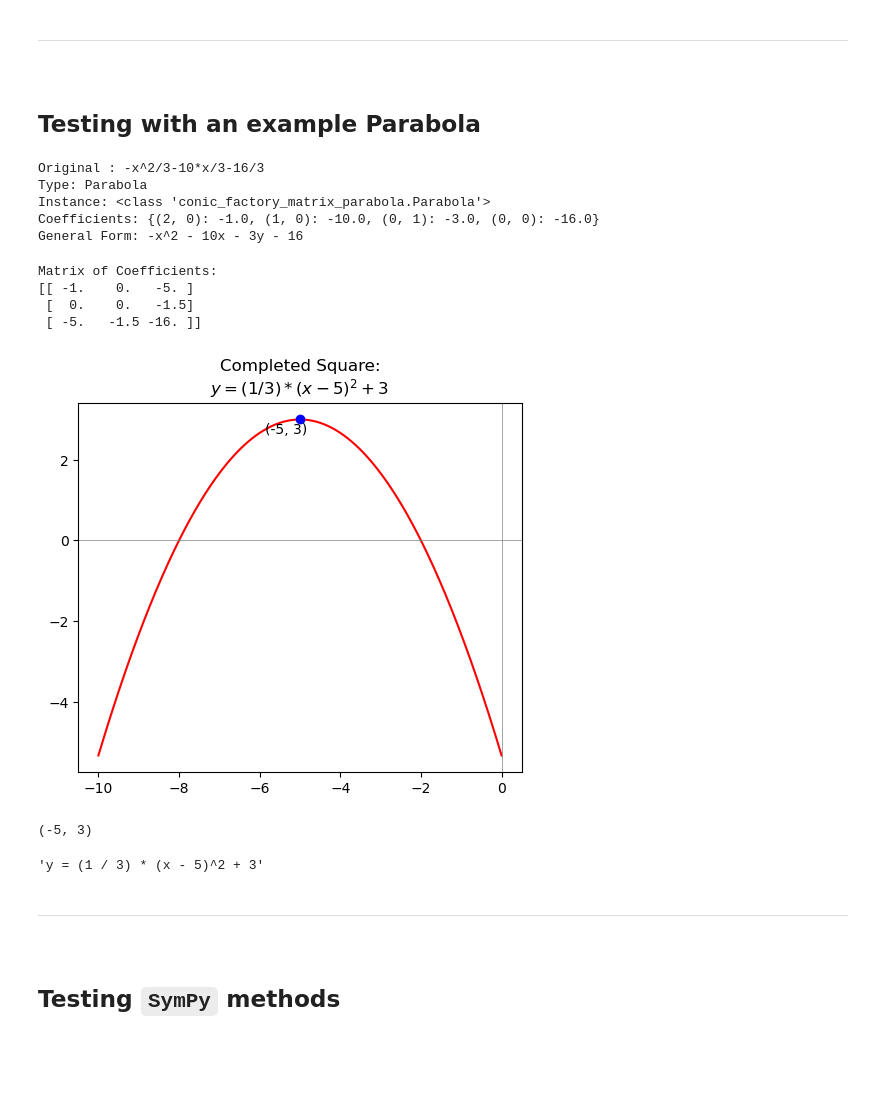
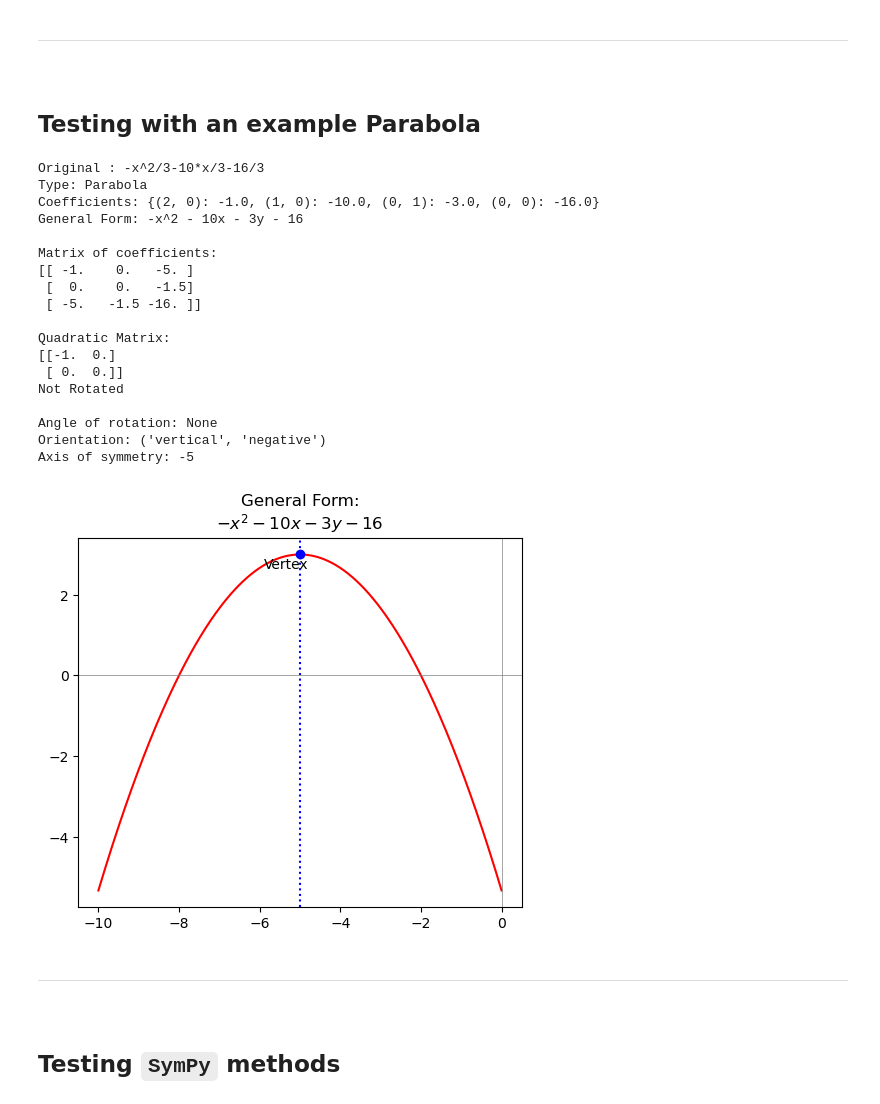
Before and after one commit to pineapple-bois/conic, a Jupyter notebook: Notebooks/Parabolas.ipynb, the cells around one changed output. Cells and saved outputs as stored; diff of their text form; code cells hidden in the pictures; blank space fills up the shorter version.

Commit message:
Rotated parabola methods

```diff
--- a/Notebooks/Parabolas.ipynb
+++ b/Notebooks/Parabolas.ipynb
@@ -31,35 +31,28 @@ py
 parabola2 = "-x^2/3-10*x/3-16/3"
 # %%
 ptest = Conic.create(parabola2)
-# %%
-print(f"{ptest.__repr__()}\nType: {ptest.type}\nInstance: {type(ptest)}"
-        f"\nCoefficients: {ptest.coeff}\nGeneral Form: {ptest}")
-# %% [output]
-Original : -x^2/3-10*x/3-16/3
-Type: Parabola
-Instance: <class 'conic_factory_matrix_parabola.Parabola'>
-Coefficients: {(2, 0): -1.0, (1, 0): -10.0, (0, 1): -3.0, (0, 0): -16.0}
-General Form: -x^2 - 10x - 3y - 16
-# %%
-print(f"Matrix of Coefficients:")
-ptest.print_matrix()
-# %% [output]
-Matrix of Coefficients:
-[[ -1.    0.   -5. ]
- [  0.    0.   -1.5]
- [ -5.   -1.5 -16. ]]
 # %%
-ptest.plot()
+ptest.get_info()
 # %% [output]
+Original : -x^2/3-10*x/3-16/3
+Type: Parabola
+Coefficients: {(2, 0): -1.0, (1, 0): -10.0, (0, 1): -3.0, (0, 0): -16.0}
+General Form: -x^2 - 10x - 3y - 16
+
+Matrix of coefficients:
+[[ -1.    0.   -5. ]
+ [  0.    0.   -1.5]
+ [ -5.   -1.5 -16. ]]
+
+Quadratic Matrix:
+[[-1.  0.]
+ [ 0.  0.]]
+Not Rotated
+
+Angle of rotation: None
+Orientation: ('vertical', 'negative')
+Axis of symmetry: -5
-[figure, old version]
+[figure, new version]
-# %%
-print(ptest.compute_vertex())
-# %% [output]
-(-5, 3)
-# %%
-ptest.complete_square()
-# %% [output]
-'y = (1 / 3) * (x - 5)^2 + 3'
 # %% [markdown]
 ----
 &nbsp;
```
Also changed, not shown: parts of 26 cells of this notebook.
